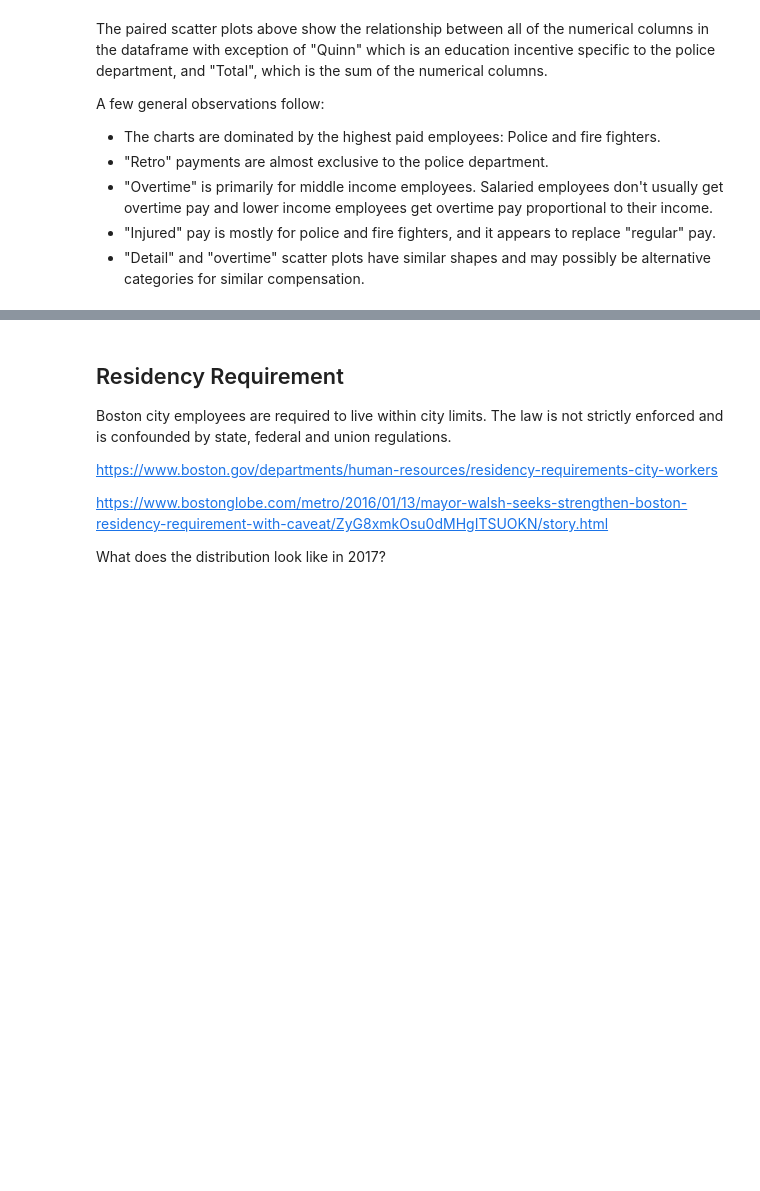
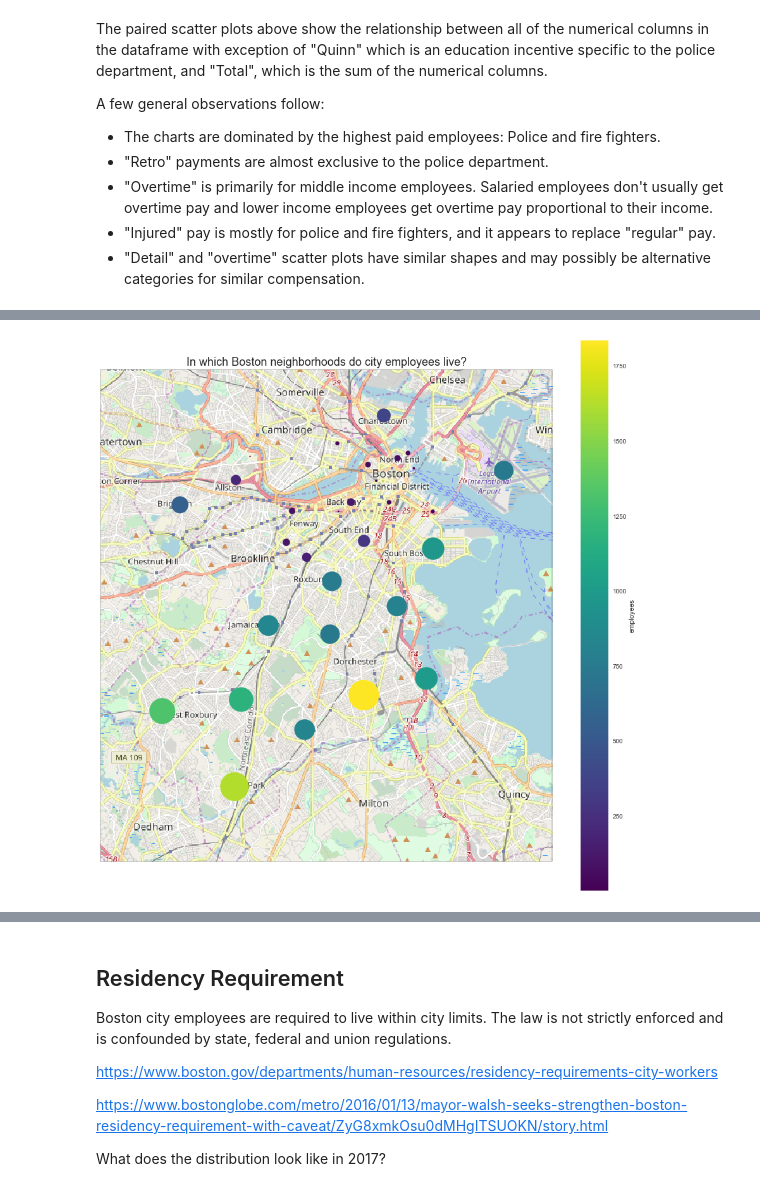
Before and after one commit to Turanga1/Springboard_DataScience, a Jupyter notebook: Capstone 1 - Boston Earnings Report/Data_Storytelling.ipynb, the cells around one changed output, grey strips where cells are left out. Saved outputs shown, nothing was run; the diff lists cells and outputs as text; code cells hidden in the pictures; blank space fills up the shorter version.

Commit message:
Data Storytelling submission 4/9

```diff
--- a/Capstone 1 - Boston Earnings Report/Data_Storytelling.ipynb
+++ b/Capstone 1 - Boston Earnings Report/Data_Storytelling.ipynb
@@ -18,6 +18,7 @@ from scipy import interpolate
 import cartopy.feature as cfeature
 import cartopy.crs as ccrs
 from cartopy.io.img_tiles import OSM
+osm_tiles = OSM()
 
 # ordinary least squares
 from statsmodels.formula.api import ols
@@ -389,0 +443,19 @@ A few general observations follow:
+# %%
+fig = plt.figure(figsize=(16, 16))
+ax = plt.axes(projection=osm_tiles.crs)
+
+# define map range (city of Boston)
+img_extent = (-71.19, -70.985, 42.395, 42.23)
+ax.set_extent(img_extent, ccrs.PlateCarree())
+
+# add map image
+ax.add_image(osm_tiles, 12)
+
+# boston data
+boston.plot('long','lat', kind='scatter', marker='.', s=boston['employees'].values*5, c='employees', cmap=plt.cm.viridis, ax=ax, transform=ccrs.PlateCarree())
+
+ax.set_title('In which Boston neighborhoods do city employees live?', fontsize=18)
+
+plt.show()
+# %% [output]
+[figure, added]
```
Also changed, not shown: parts of 13 cells of this notebook.
